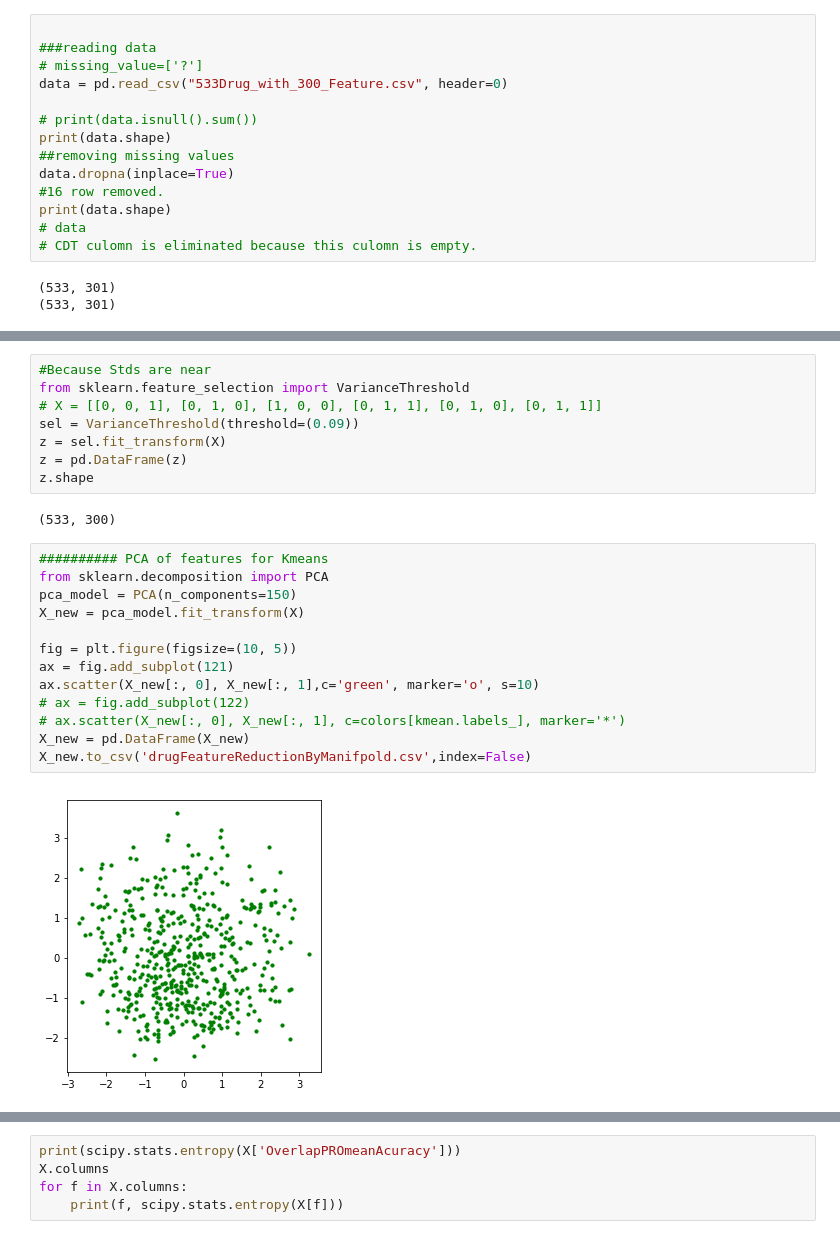
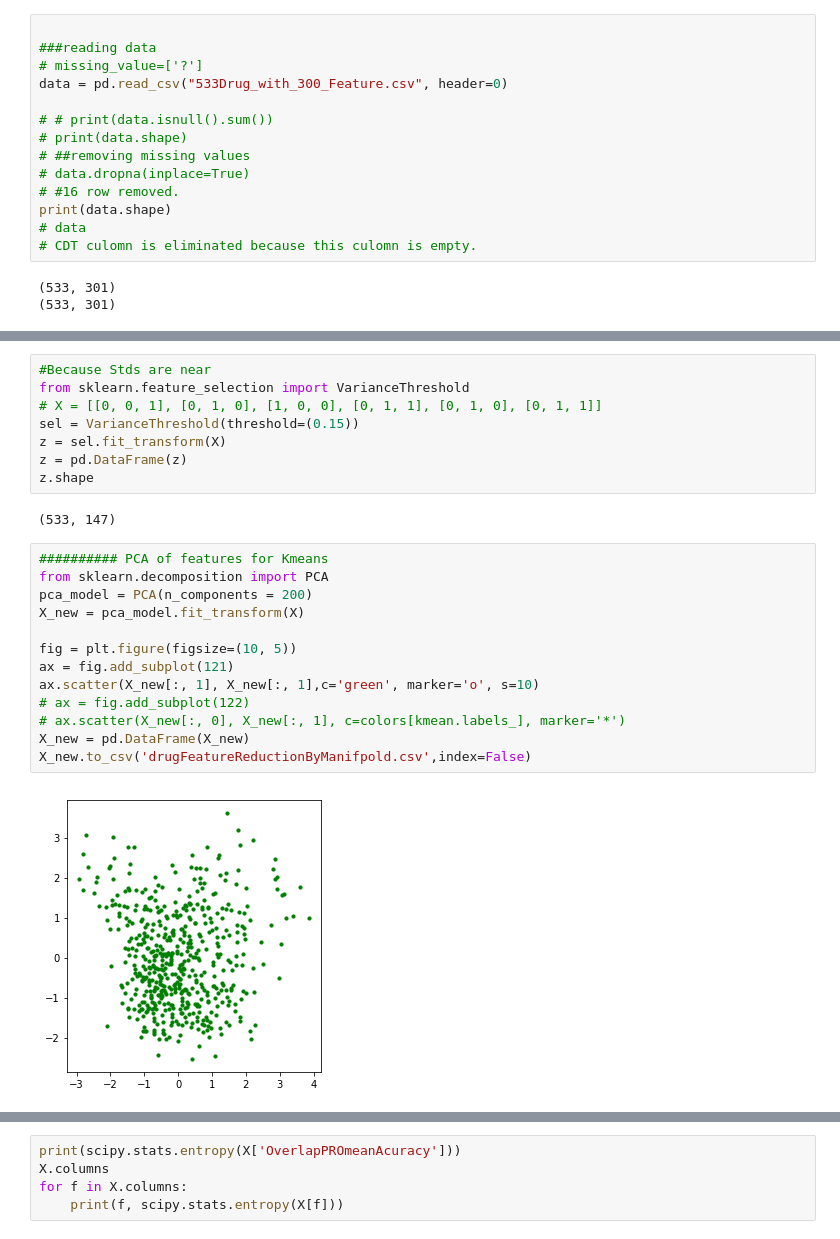
Before and after one commit to aminkhod/DDI-Project, a Jupyter notebook: feature_selection.ipynb, the cells around one changed output, grey strips where cells are left out. Cells and saved outputs as stored; diff of their text form.

```diff
--- a/feature_selection.ipynb
+++ b/feature_selection.ipynb
@@ -30,11 +28,11 @@ drugList.to_csv('533Drug_with_300_Feature.csv',index =False)
 # missing_value=['?']
 data = pd.read_csv("533Drug_with_300_Feature.csv", header=0)
 
-# print(data.isnull().sum())
-print(data.shape)
-##removing missing values
-data.dropna(inplace=True)
-#16 row removed.
+# # print(data.isnull().sum())
+# print(data.shape)
+# ##removing missing values
+# data.dropna(inplace=True)
+# #16 row removed.
 print(data.shape)
 # data
 # CDT culomn is eliminated because this culomn is empty.
@@ -73,25 +71,25 @@ data.describe()
 #Because Stds are near
 from sklearn.feature_selection import VarianceThreshold
 # X = [[0, 0, 1], [0, 1, 0], [1, 0, 0], [0, 1, 1], [0, 1, 0], [0, 1, 1]]
-sel = VarianceThreshold(threshold=(0.09))
+sel = VarianceThreshold(threshold=(0.15))
 z = sel.fit_transform(X)
 z = pd.DataFrame(z)
 z.shape
 # %% [output]
-(533, 300)
+(533, 147)
 # %%
 ########## PCA of features for Kmeans
 from sklearn.decomposition import PCA
-pca_model = PCA(n_components=150)
+pca_model = PCA(n_components = 200)
 X_new = pca_model.fit_transform(X)
 
 fig = plt.figure(figsize=(10, 5))
 ax = fig.add_subplot(121)
-ax.scatter(X_new[:, 0], X_new[:, 1],c='green', marker='o', s=10)
+ax.scatter(X_new[:, 1], X_new[:, 1],c='green', marker='o', s=10)
 # ax = fig.add_subplot(122)
 # ax.scatter(X_new[:, 0], X_new[:, 1], c=colors[kmean.labels_], marker='*')
 X_new = pd.DataFrame(X_new)
 X_new.to_csv('drugFeatureReductionByManifpold.csv',index=False)
 # %% [output]
-[figure, old version]
+[figure, new version]
 # %%
```
Also changed, not shown: parts of 7 cells of this notebook, 1 other file.
